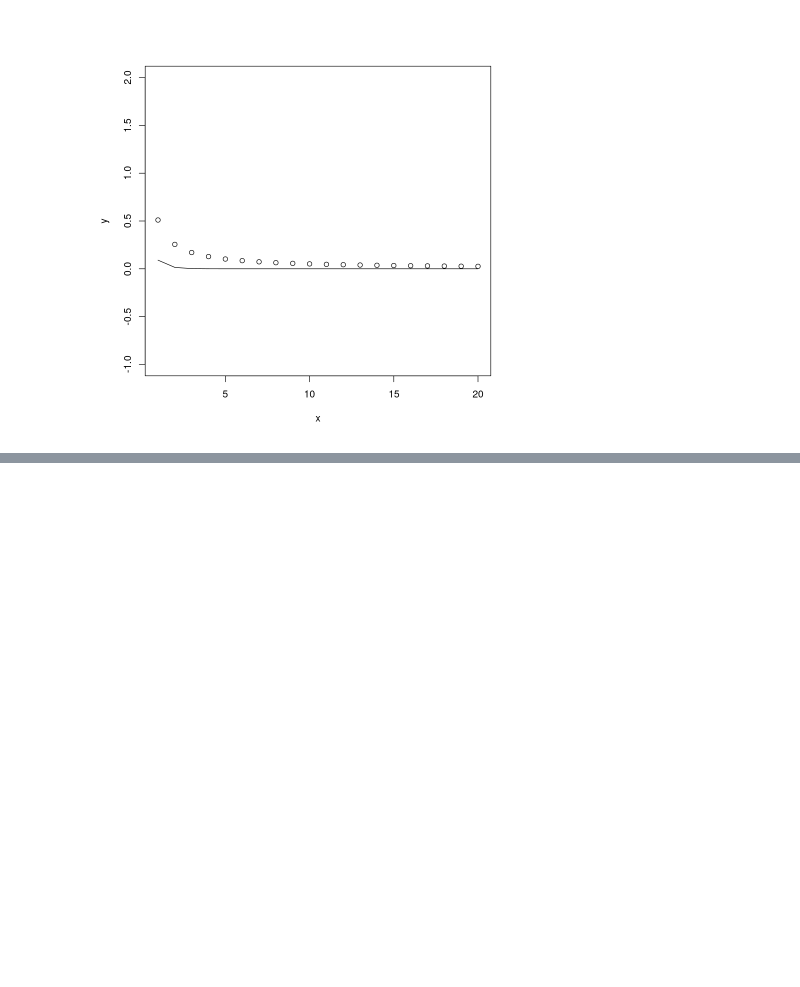
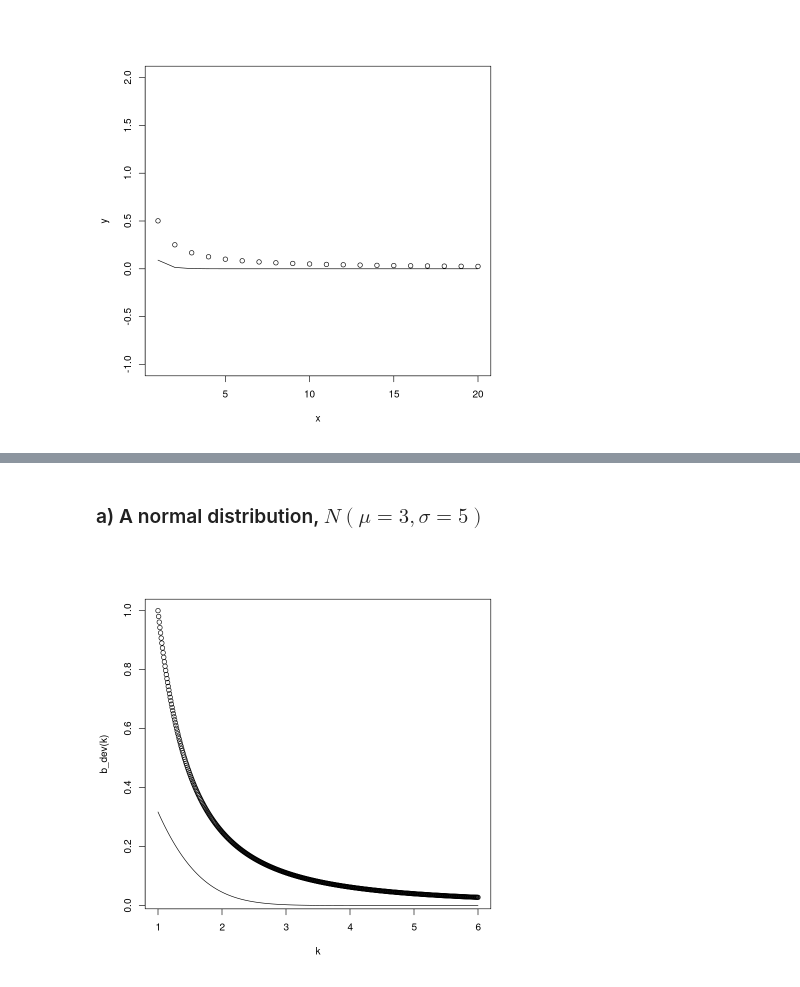
Before and after one commit to eigen-carmona/AdvStats, a Jupyter notebook: lab3/Ex3.ipynb, the cells around one changed output, grey strips where cells are left out. Drawn from its saved outputs; the diff is of its cells as text; code cells hidden in the pictures; blank space fills up the shorter version.

```diff
--- a/lab3/Ex3.ipynb
+++ b/lab3/Ex3.ipynb
@@ -111,0 +126,12 @@ help(dpois)
+# %% [markdown]
+### a) A normal distribution, $N(\mu = 3, \sigma = 5)$
+# %%
+sig <- 5
+mu <- 3
+p_dev <- function(k){1-pnorm(mu+k*sig,mu,sig)+pnorm(mu-k*sig,mu,sig)}
+b_dev <- function(k){1/k**2}
+k<-seq(1,6,0.01)
+plot(k,b_dev(k))
+lines(k,p_dev(k))
+# %% [output]
+[figure, added]
```
Also changed, not shown: parts of 11 cells of this notebook.
